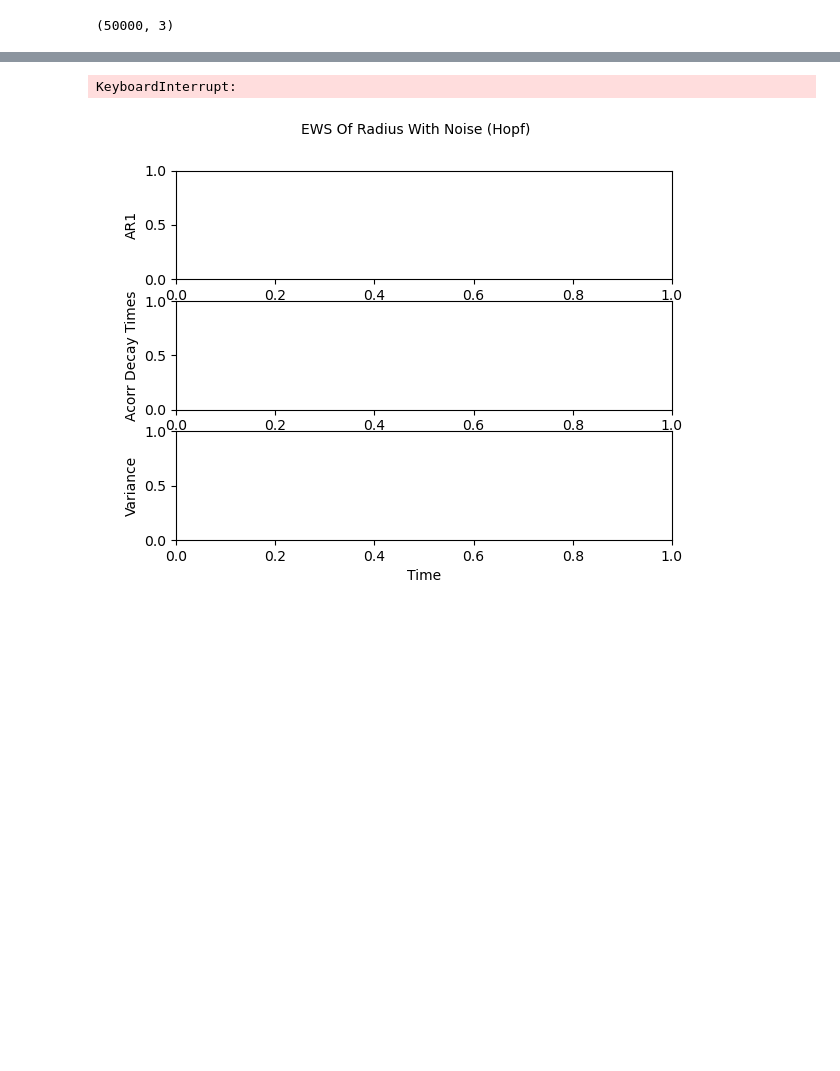
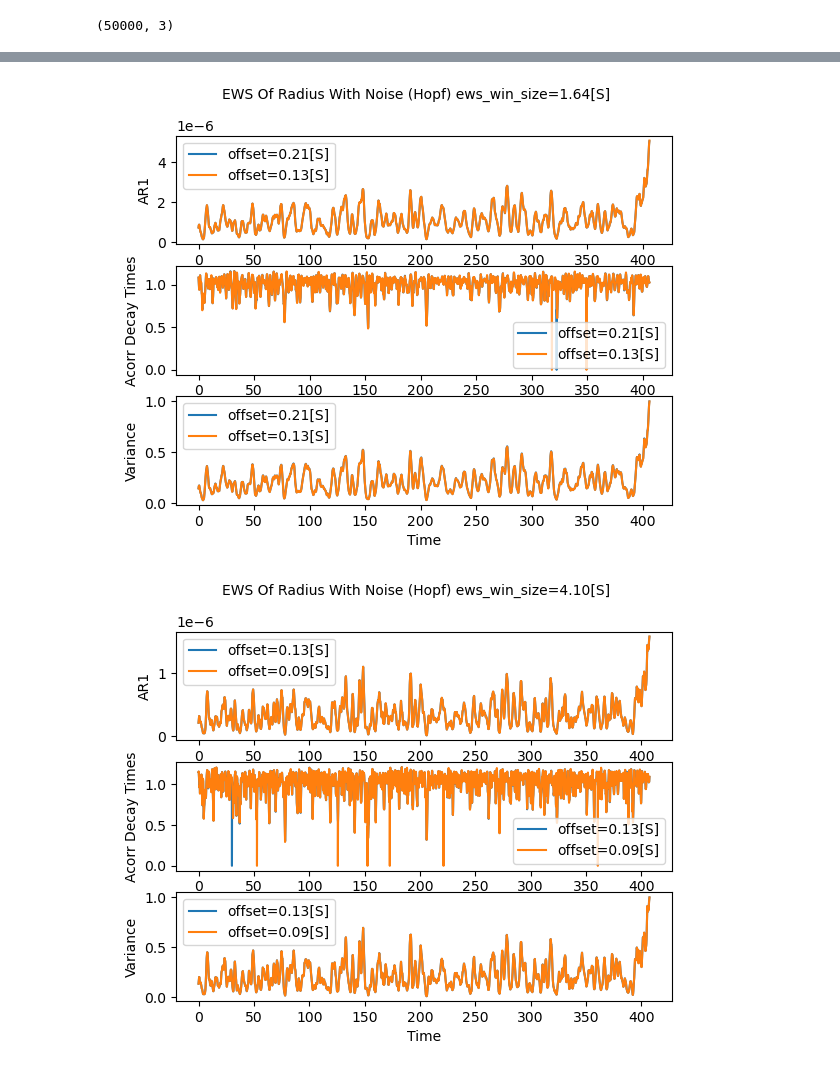
Before and after one commit to barrackHa/differential_equations, a Jupyter notebook: ews_analysis/hopf_ews.ipynb, the cells around one changed output, grey strips where cells are left out. Saved outputs shown, nothing was run; the diff lists cells and outputs as text; code cells hidden in the pictures; blank space fills up the shorter version.

```diff
--- a/ews_analysis/hopf_ews.ipynb
+++ b/ews_analysis/hopf_ews.ipynb
@@ -82,0 +83,20 @@ plt.show()
+# %%
+# fig = plt.figure()
+# fig.suptitle('EWS Of Radius With Noise (Hopf)', fontsize=10)
+# spec = fig.add_gridspec(3, 2)
+# axs = [fig.add_subplot(spec[i, :]) for i in range(3)]
+# With noise
+
+for d in [40, 20, 10, 8, 5]:
+    fig = plt.figure()
+    fig.suptitle(f'EWS Of Radius With Noise (Hopf) ews_win_size={ews_win_size * dt:.2f}[S]', fontsize=10)
+    spec = fig.add_gridspec(3, 2)
+    axs = [fig.add_subplot(spec[i, :]) for i in range(3)]
+    ews_win_size = t_points // d
+    for q in [5, 10, 25, 50]:
+        ews_offset = ews_win_size // q
+        fig, axs, block_idxs, ar1s, decays, vars = hh.calc_and_plot_ews(
+            fig, axs, time, noisy_hopf[2][:,1],
+            ews_win_size, ews_offset,
+            label=f'offset={ews_offset * dt:.2f}[S]'
+        )
@@ -83,13 +109,17 @@ plt.show()
 # %%
-fig = plt.figure()
-fig.suptitle('EWS Of Radius With Noise (Hopf)', fontsize=10)
-spec = fig.add_gridspec(3, 2)
-axs = [fig.add_subplot(spec[i, :]) for i in range(3)]
-# With noise
-fig, axs, block_idxs, ar1s, decays, vars = hh.calc_and_plot_ews(
-    fig, axs, time, noisy_hopf[2][:,1],
-    ews_win_size, ews_offset, label='Noised Radius'
-)
+for d in [100, 150]:
+    ews_win_size = t_points // d
+    fig = plt.figure()
+    fig.suptitle(f'EWS Of Radius With Noise (Hopf) ews_win_size={ews_win_size * dt:.2f}[S]', fontsize=10)
+    spec = fig.add_gridspec(3, 2)
+    axs = [fig.add_subplot(spec[i, :]) for i in range(3)]
+    for q in [20, 30]:
+        ews_offset = ews_win_size // q
+        fig, axs, block_idxs, ar1s, decays, vars = hh.calc_and_plot_ews(
+            fig, axs, time, noisy_hopf[2][:,1],
+            ews_win_size, ews_offset,
+            label=f'offset={ews_offset * dt:.2f}[S]'
+        )
 # %% [output]
-KeyboardInterrupt:
-[figure, old version]
+[figure, new version]
+[figure, added]
```
Also changed, not shown: parts of 2 cells of this notebook, 1 other file.
